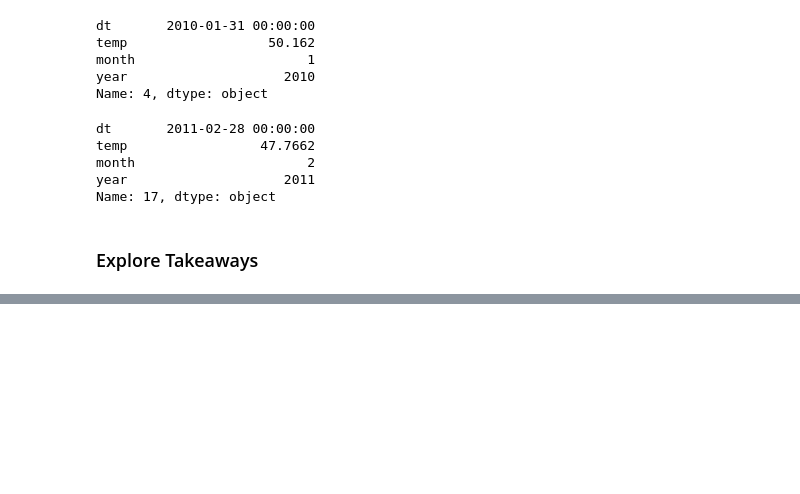
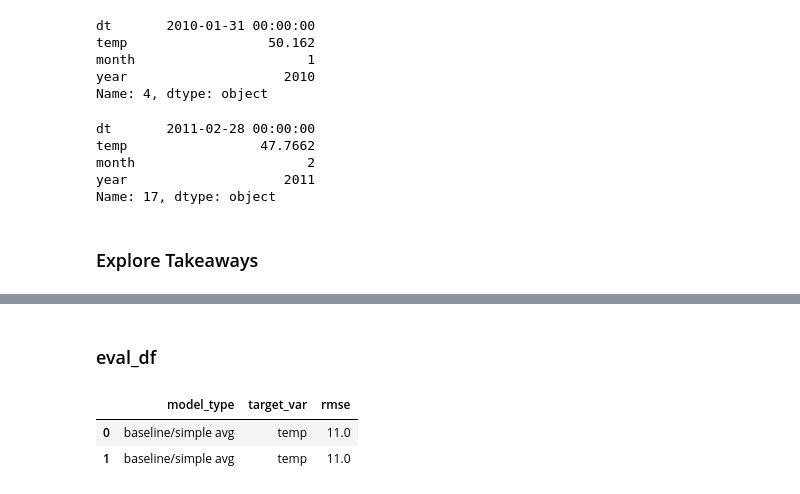
Before and after one commit to joshuamchavez2/time-series-analysis, a Jupyter notebook: final.ipynb, the cells around one changed output, grey strips where cells are left out. Drawn from its saved outputs; the diff is of its cells as text; code cells hidden in the pictures; blank space fills up the shorter version.

```diff
--- a/final.ipynb
+++ b/final.ipynb
@@ -81,0 +94,14 @@ def split(df):
+# %%
+# Define function to store rmse for comparison purposes
+
+def append_eval_df(model_type, target_var):
+    '''
+    this function is goign to take in the model type as a string, the target variable as a string,
+    and run the evalute() function to compute the rsme,
+    and append to the data frame a row with the model_type, target_var and rmse.
+    it will return the new dataframe
+    '''
+    rmse = evaluate(target_var)
+    d = {'model_type': [model_type], 'target_var': [target_var], 'rmse': [rmse]}
+    d = pd.DataFrame(d)
+    return eval_df.append(d, ignore_index=True)
@@ -287,0 +377,9 @@ Name: 17, dtype: object
+# %% [markdown]
+### eval_df
+# %%
+eval_df = append_eval_df(model_type = 'baseline/simple avg', target_var = target_var)
+eval_df
+# %% [output]
+|  | model_type | target_var | rmse |
+| 0 | baseline/simple avg | temp | 11.0 |
+| 1 | baseline/simple avg | temp | 11.0 |
```
Also changed, not shown: parts of 21 cells of this notebook.
